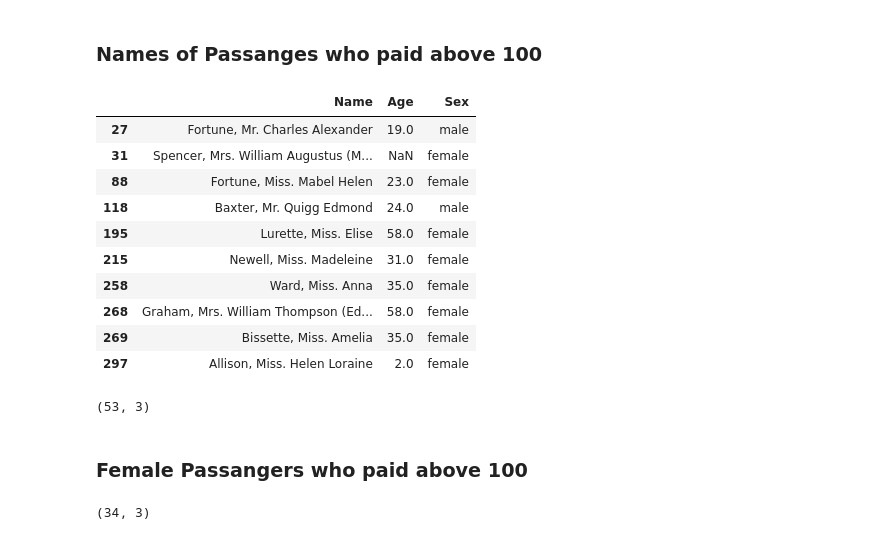
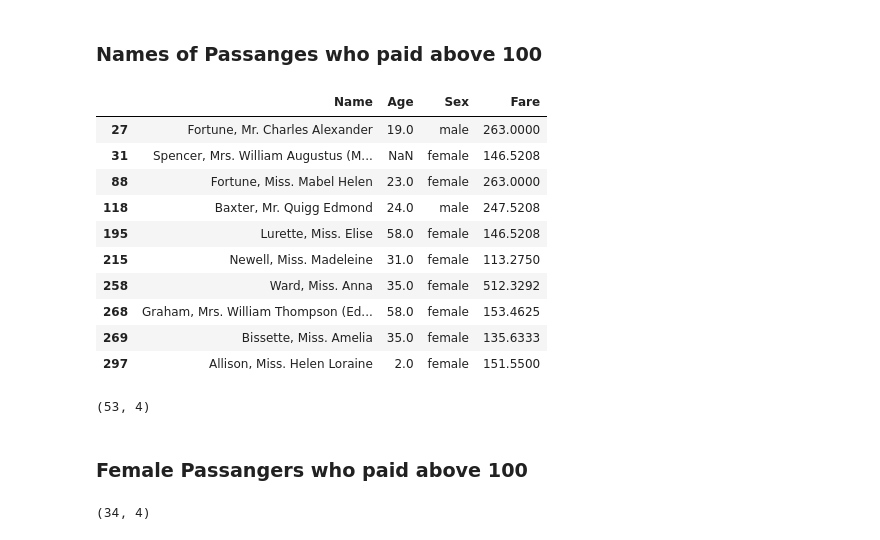
Before and after one commit to lucy-kevin/Titanic-Analysis, a Jupyter notebook: main.ipynb, the cells around one changed output. Saved outputs shown, nothing was run; the diff lists cells and outputs as text; code cells hidden in the pictures.

```diff
--- a/main.ipynb
+++ b/main.ipynb
@@ -165,28 +165,28 @@ known_age.shape
 # %% [markdown]
 ### Names of Passanges who paid above 100
 # %%
-paid_above100 = df.loc[df['Fare'] > 100, ['Name', 'Age', 'Sex']]
+paid_above100 = df.loc[df['Fare'] > 100, ['Name', 'Age', 'Sex', 'Fare']]
 paid_above100.head(10)
 # %% [output]
-|  | Name | Age | Sex |
-| 27 | Fortune, Mr. Charles Alexander | 19.0 | male |
-| 31 | Spencer, Mrs. William Augustus (M... | NaN | female |
-| 88 | Fortune, Miss. Mabel Helen | 23.0 | female |
-| 118 | Baxter, Mr. Quigg Edmond | 24.0 | male |
-| 195 | Lurette, Miss. Elise | 58.0 | female |
-| 215 | Newell, Miss. Madeleine | 31.0 | female |
-| 258 | Ward, Miss. Anna | 35.0 | female |
-| 268 | Graham, Mrs. William Thompson (Ed... | 58.0 | female |
-| 269 | Bissette, Miss. Amelia | 35.0 | female |
-| 297 | Allison, Miss. Helen Loraine | 2.0 | female |
+|  | Name | Age | Sex | Fare |
+| 27 | Fortune, Mr. Charles Alexander | 19.0 | male | 263.0000 |
+| 31 | Spencer, Mrs. William Augustus (M... | NaN | female | 146.5208 |
+| 88 | Fortune, Miss. Mabel Helen | 23.0 | female | 263.0000 |
+| 118 | Baxter, Mr. Quigg Edmond | 24.0 | male | 247.5208 |
+| 195 | Lurette, Miss. Elise | 58.0 | female | 146.5208 |
+| 215 | Newell, Miss. Madeleine | 31.0 | female | 113.2750 |
+| 258 | Ward, Miss. Anna | 35.0 | female | 512.3292 |
+| 268 | Graham, Mrs. William Thompson (Ed... | 58.0 | female | 153.4625 |
+| 269 | Bissette, Miss. Amelia | 35.0 | female | 135.6333 |
+| 297 | Allison, Miss. Helen Loraine | 2.0 | female | 151.5500 |
 # %%
 print(paid_above100.shape)
 # %% [output]
-(53, 3)
+(53, 4)
 # %% [markdown]
 ### Female Passangers who paid above 100
 # %%
 femalep_above100 = paid_above100[paid_above100['Sex']=='female']
 femalep_above100.shape
 # %% [output]
-(34, 3)
+(34, 4)
```
Also changed, not shown: parts of 18 cells of this notebook.
